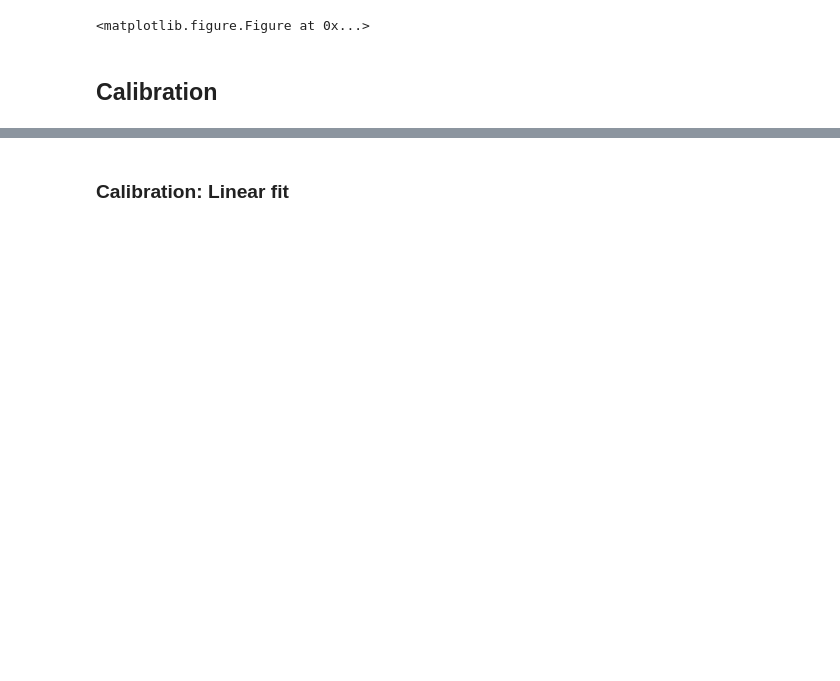
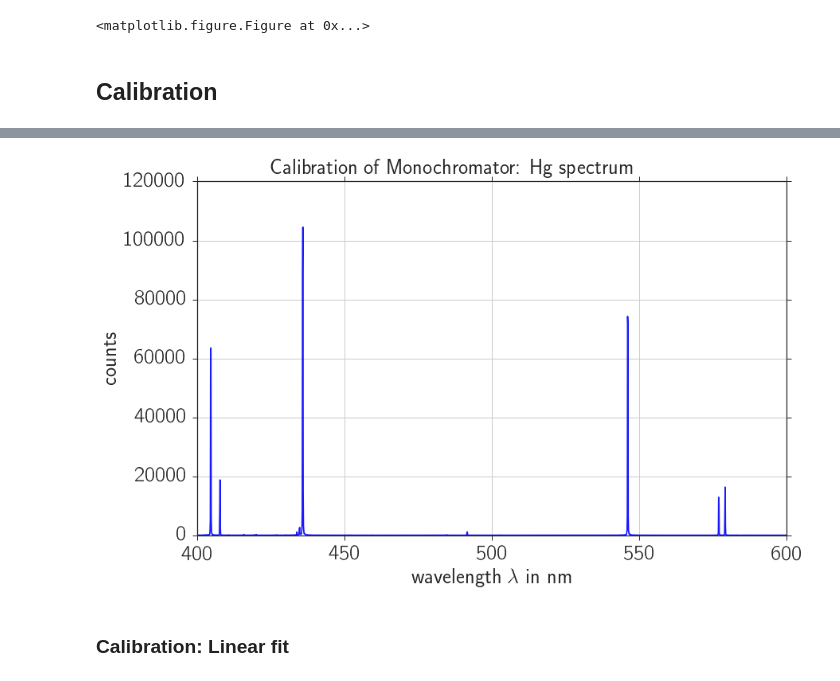
Before and after one commit to Bondzio/fp, a Jupyter notebook: raman/analysis/raman_mono.ipynb, the cells around one changed output, grey strips where cells are left out. Cells and saved outputs as stored; diff of their text form; code cells hidden in the pictures; blank space fills up the shorter version.

```diff
--- a/raman/analysis/raman_mono.ipynb
+++ b/raman/analysis/raman_mono.ipynb
@@ -168,3 +116,47 @@ if save_fig:
+# %%
+filename = "mono_hg"
+x = np.load("npy/"+filename+"_lamb.npy") / 10
+y = np.load("npy/"+filename+"_count.npy")
+y_e = un.uarray(y, np.maximum(1, np.sqrt(y)))
+
+# Peaks: Hg peaks: 404.7, 407.8, 435.8, 546.1, 577.1, 579.1 nm
+# Fits do not converge. We search for local maxima in the predefined ranges.
+# Errors are set to 0.2 nm, twice the resolution of the data.
+x_ranges = [[402, 406],
+            [406, 410],
+            [430, 440],
+            [540, 550],
+            [570, 578],
+            [578, 584]]
+labels = ['404.7 nm', '407.8 nm', '435.8 nm', '546.1 nm', '577.1 nm', '579.1 nm']
+x0s = []
+for i, x_range, label in zip(range(len(x_ranges)), x_ranges, labels):
+    x_min, x_max = x_range
+    mask = (x > x_min) * (x < x_max)
+    x_fit = x[mask]
+    y_fit = y[mask]
+    x0 = x_fit[np.argmax(y_fit)]
+    x0s.append(uc.ufloat(x0, 2))
+
+# Plotting
+fig, ax = plt.subplots(1,1)
+if not save_fig:
+    fig.suptitle('Calibration of Monochromator: Hg spectrum')
+ax.plot(x, y, "-", alpha = 0.9, c=colors[0])
+ax.set_xlim(xlim_global)
+ax.set_ylim(0, )
+ax.set_xlabel("wavelength $\lambda$ in nm")
+ax.set_ylabel('counts')
+ax.grid(True)
+ax.legend(loc='best')
+if show_fig:
+    fig.show()
+if save_fig:
+    file_name = "mono_calibration_hg"
+    fig.savefig(fig_dir + file_name + ".pdf")
+    fig.savefig(fig_dir + file_name + ".png")
+# %% [output]
+[figure, added]
 # %% [markdown]
 ### Calibration: Linear fit
 # %%
```
Also changed, not shown: parts of 26 cells of this notebook, 9 other files.
